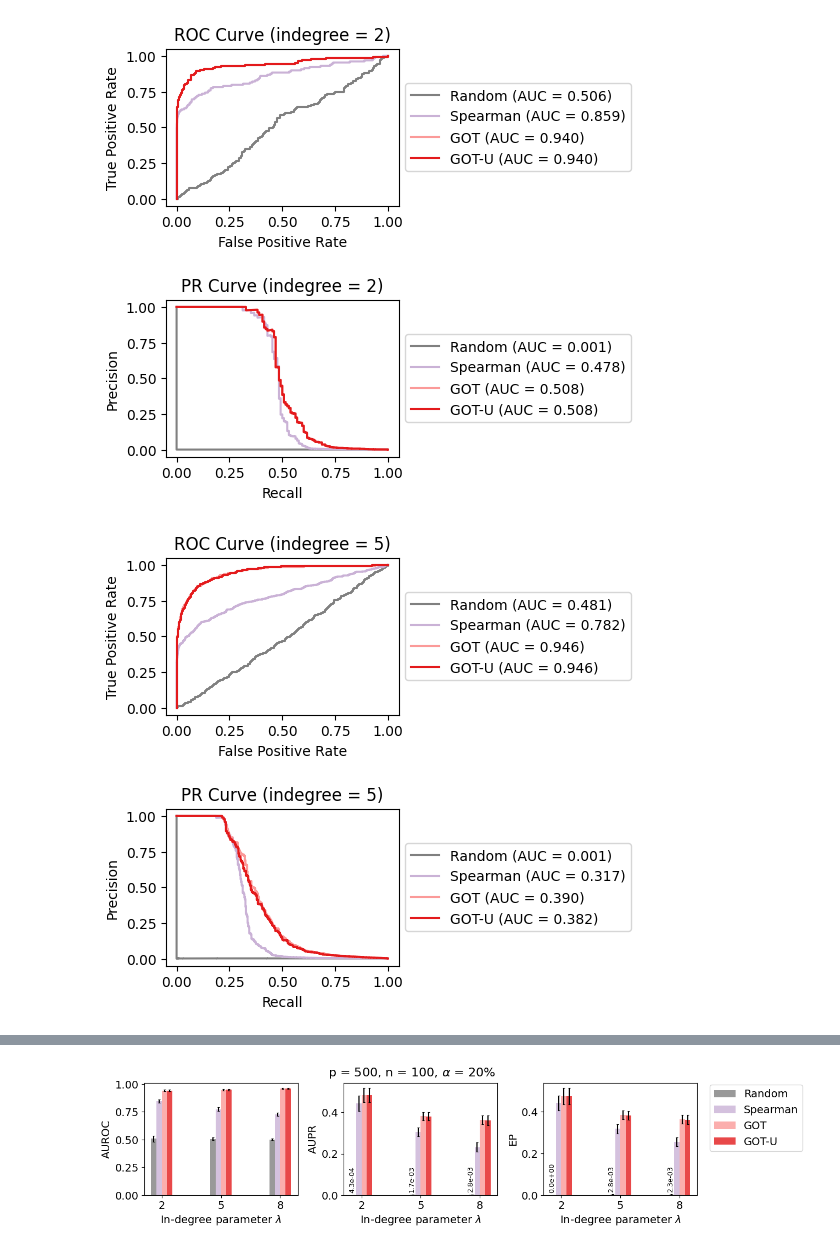
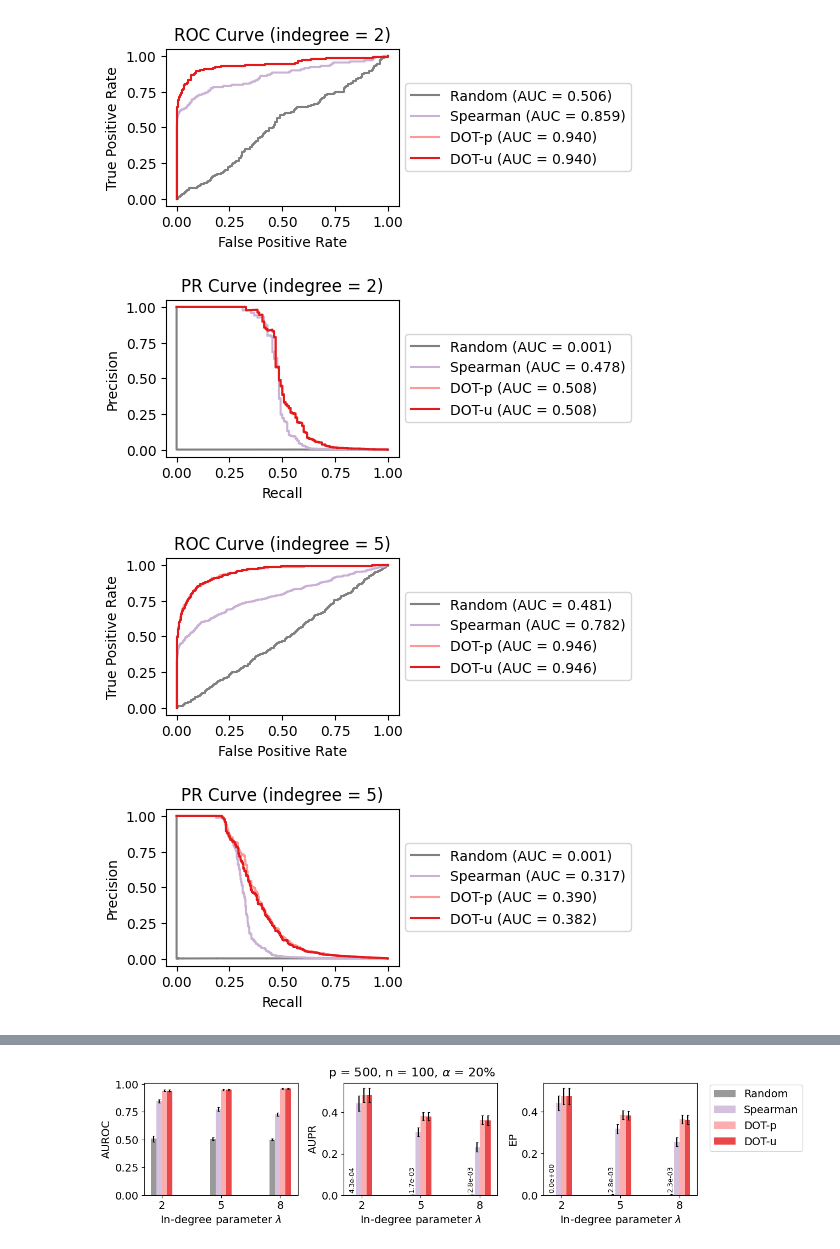
Before and after one commit to Mengyu8042/Double-OT, a Jupyter notebook: demo_wo_competing.ipynb, the cells around one changed output, grey strips where cells are left out. Drawn from its saved outputs; the diff is of its cells as text; code cells hidden in the pictures.

```diff
--- a/demo_wo_competing.ipynb
+++ b/demo_wo_competing.ipynb
@@ -23,7 +23,7 @@ indegrees = [2, 5, 8]  # in-degree parameter (i.e., number of parents for DE gen
 mask = np.ones((n_gene, n_gene), dtype=bool)
 np.fill_diagonal(mask, False)  # mask the diagonal elements to ignore self-regulation
 
-methods = ['Random', 'Spearman', 'GOT', 'GOT-U']
+methods = ['Random', 'Spearman', 'DOT-p', 'DOT-u']
 
 colors = [
     '#808080',  # grey
@@ -52,36 +52,36 @@ for jj, indegree in enumerate(tqdm(indegrees, desc='Indegrees', leave=True, posi
         # Normalize expression matrices
         exp1 = normalize_expression_matrix(exp1)
         exp2 = normalize_expression_matrix(exp2)
 
         # Suffle exp2 to construct unpaired samples
         perm = np.random.permutation(n_sample)
         exp2_unpair = exp2[:, perm]
 
         # Baseline: Random
         random = np.random.permutation(np.arange(n_gene*n_gene)).reshape(n_gene, n_gene).astype(np.float64)
         random /= np.max(random)
 
         # Competing method: Spearman
         cor = np.abs(spearman_correlation(exp1, exp2))
 
-        # Proposed method: Gene OT
-        got = gene_ot(exp1, exp2, paired = True)
-        got_u = gene_ot(exp1, exp2, paired = False)
+        # Proposed method: Double OT
+        dot_p = double_ot(exp1, exp2, paired = True)
+        dot_u = double_ot(exp1, exp2, paired = False)
 
         # Combine the score matrices
-        y_scores = [random, cor, got, got_u]
+        y_scores = [random, cor, dot_p, dot_u]
 
         # Plot ROC and PR curves
         if i_repl == n_replicates - 1:
             plot_roc_pr_curves(y_true, y_scores, mask, methods, colors, indegree)
 
         # Evaluate the score matrices
         for ii, _ in enumerate(methods):
             auroc, aupr = auroc_aupr(y_true, y_scores[ii], mask)
             ep = early_precision(y_true, y_scores[ii], mask, top_num)
             auroc_list[jj, ii, i_repl] = auroc
             aupr_list[jj, ii, i_repl] = aupr
             ep_list[jj, ii, i_repl] = ep
 # %% [output]
-[figure, old version]
+[figure, new version]
-[figure, old version]
+[figure, new version]
```
Also changed, not shown: parts of 2 cells of this notebook, 3 other files.
